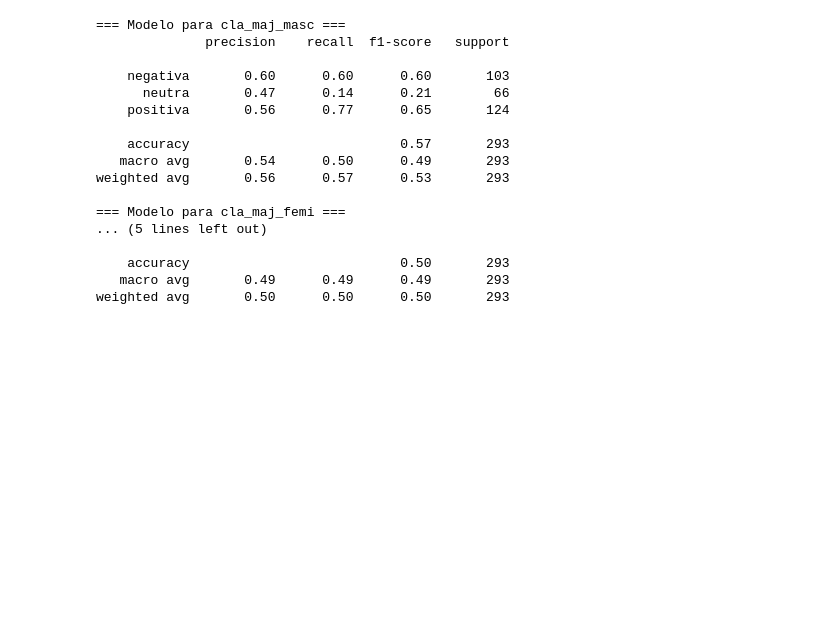
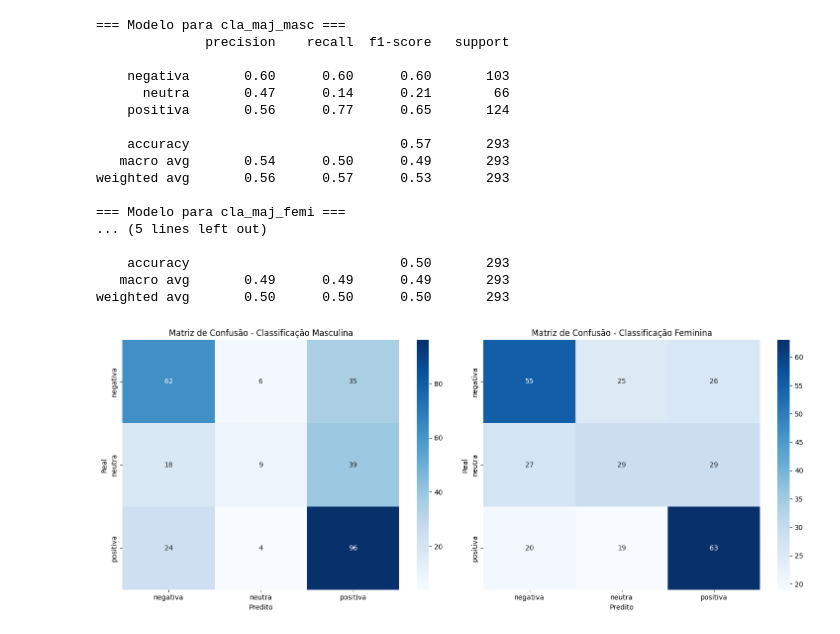
Before and after one commit to alexfeitosa72/vdg, a Jupyter notebook: proposta_de_algoritmos.ipynb, the cells around one changed output. Saved outputs shown, nothing was run; the diff lists cells and outputs as text; code cells hidden in the pictures; blank space fills up the shorter version.

Commit message:
matriz de confusao

```diff
--- a/proposta_de_algoritmos.ipynb
+++ b/proposta_de_algoritmos.ipynb
@@ -117,3 +117,37 @@ weighted avg       0.56      0.57      0.53       293
     accuracy                           0.50       293
    macro avg       0.49      0.49      0.49       293
 weighted avg       0.50      0.50      0.50       293
+# %%
+import seaborn as sns
+from sklearn.metrics import confusion_matrix
+import numpy as np
+
+import matplotlib.pyplot as plt
+
+# Criar figura com dois subplots lado a lado
+fig, (ax1, ax2) = plt.subplots(1, 2, figsize=(15,6))
+
+# Matriz de confusão para classificação masculina
+cm_masc = confusion_matrix(y_masc_test, y_masc_pred)
+sns.heatmap(cm_masc, annot=True, fmt='d', cmap='Blues',
+            xticklabels=['negativa', 'neutra', 'positiva'],
+            yticklabels=['negativa', 'neutra', 'positiva'],
+            ax=ax1)
+ax1.set_title('Matriz de Confusão - Classificação Masculina')
+ax1.set_xlabel('Predito')
+ax1.set_ylabel('Real')
+
+# Matriz de confusão para classificação feminina
+cm_femi = confusion_matrix(y_femi_test, y_femi_pred)
+sns.heatmap(cm_femi, annot=True, fmt='d', cmap='Blues',
+            xticklabels=['negativa', 'neutra', 'positiva'],
+            yticklabels=['negativa', 'neutra', 'positiva'],
+            ax=ax2)
+ax2.set_title('Matriz de Confusão - Classificação Feminina')
+ax2.set_xlabel('Predito')
+ax2.set_ylabel('Real')
+
+plt.tight_layout()
+plt.show()
+# %% [output]
+[figure, added]
```
